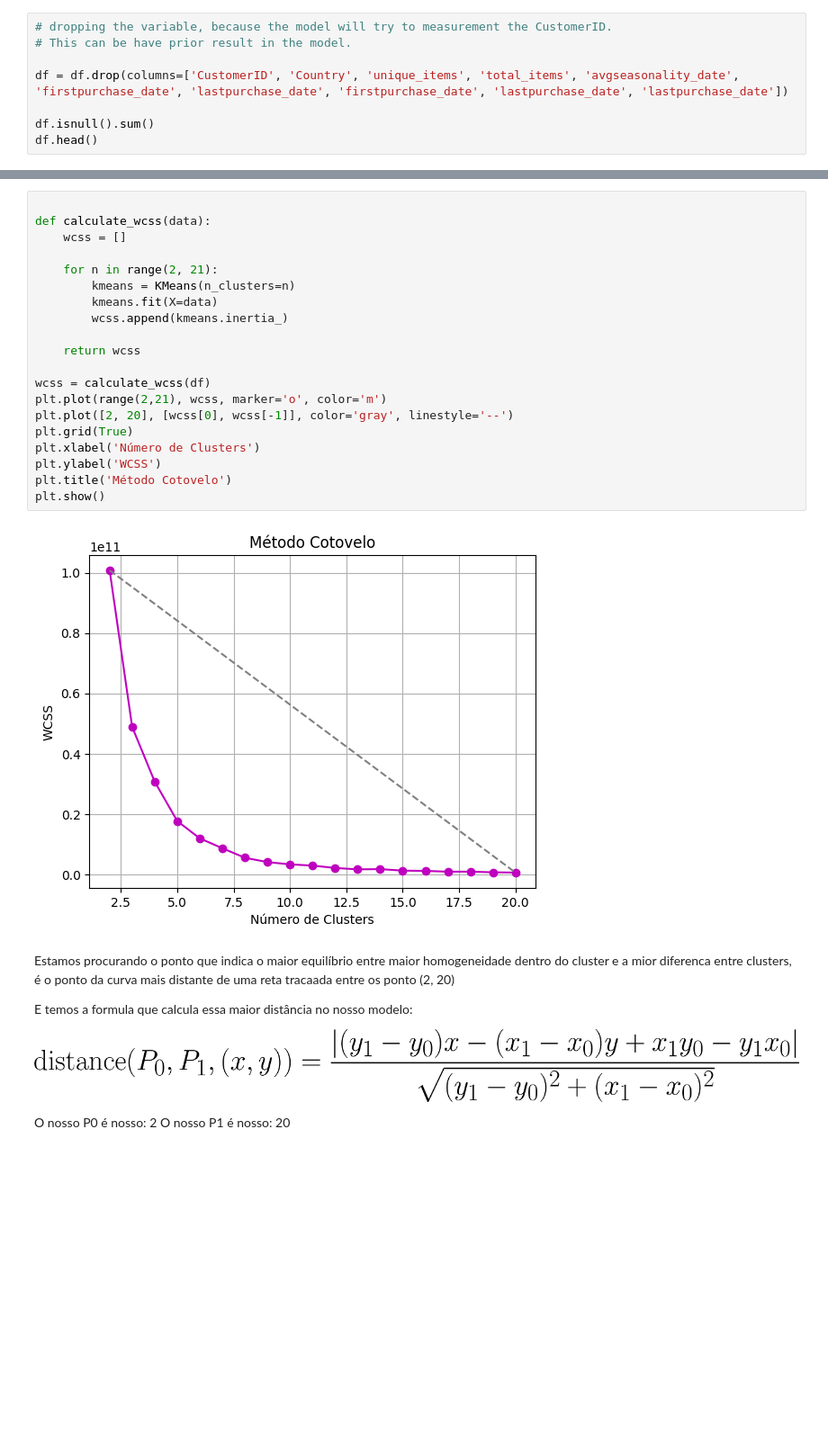
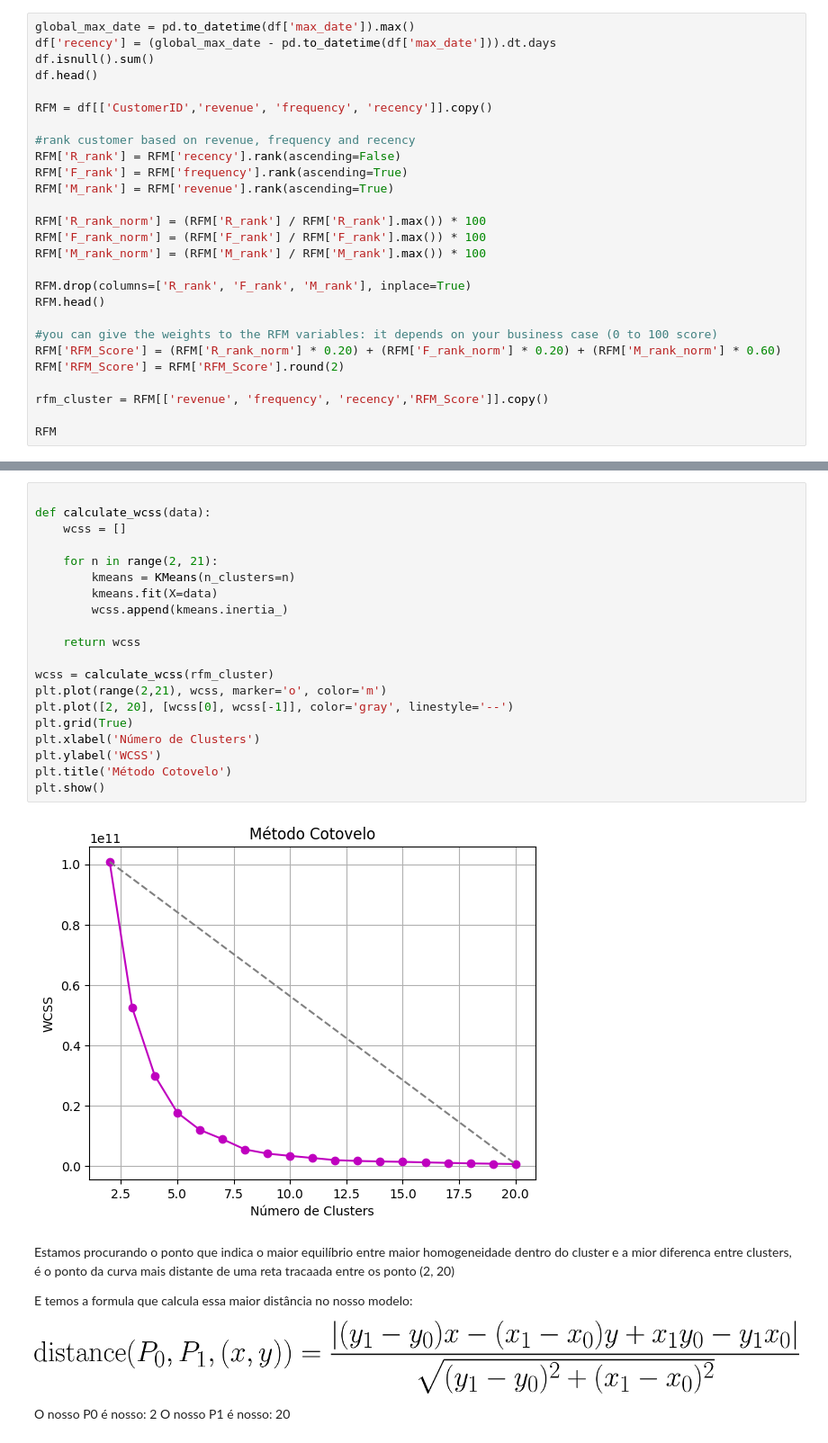
Before and after one commit to will787/retail-e-commerce-evidence, a Jupyter notebook: analytics/client_value.ipynb, the cells around one changed output, grey strips where cells are left out. Shown at 90% size. Cells and saved outputs as stored; diff of their text form; blank space fills up the shorter version.

Commit message:
rfm score and different approach for segmentation clients

```diff
--- a/analytics/client_value.ipynb
+++ b/analytics/client_value.ipynb
@@ -32,9 +40,28 @@ df.head()
 # %%
-# dropping the variable, because the model will try to measurement the CustomerID.
-# This can be have prior result in the model.
-
-df = df.drop(columns=['CustomerID', 'Country', 'unique_items', 'total_items', 'avgseasonality_date', 'firstpurchase_date', 'lastpurchase_date', 'firstpurchase_date', 'lastpurchase_date', 'lastpurchase_date'])
-
+global_max_date = pd.to_datetime(df['max_date']).max()
+df['recency'] = (global_max_date - pd.to_datetime(df['max_date'])).dt.days
 df.isnull().sum()
 df.head()
+
+RFM = df[['CustomerID','revenue', 'frequency', 'recency']].copy()
+
+#rank customer based on revenue, frequency and recency
+RFM['R_rank'] = RFM['recency'].rank(ascending=False)
+RFM['F_rank'] = RFM['frequency'].rank(ascending=True)
+RFM['M_rank'] = RFM['revenue'].rank(ascending=True)
+
+RFM['R_rank_norm'] = (RFM['R_rank'] / RFM['R_rank'].max()) * 100
+RFM['F_rank_norm'] = (RFM['F_rank'] / RFM['F_rank'].max()) * 100
+RFM['M_rank_norm'] = (RFM['M_rank'] / RFM['M_rank'].max()) * 100
+
+RFM.drop(columns=['R_rank', 'F_rank', 'M_rank'], inplace=True)
+RFM.head()
+
+#you can give the weights to the RFM variables: it depends on your business case (0 to 100 score)
+RFM['RFM_Score'] = (RFM['R_rank_norm'] * 0.20) + (RFM['F_rank_norm'] * 0.20) + (RFM['M_rank_norm'] * 0.60)
+RFM['RFM_Score'] = RFM['RFM_Score'].round(2)
+
+rfm_cluster = RFM[['revenue', 'frequency', 'recency','RFM_Score']].copy()
+
+RFM
 # %% [output]
@@ -47,25 +99,25 @@ df.head()
 # %%
 
 def calculate_wcss(data):
     wcss = []
 
     for n in range(2, 21):
         kmeans = KMeans(n_clusters=n)
         kmeans.fit(X=data)
         wcss.append(kmeans.inertia_)
 
     return wcss
 
-wcss = calculate_wcss(df)
+wcss = calculate_wcss(rfm_cluster)
 plt.plot(range(2,21), wcss, marker='o', color='m')
 plt.plot([2, 20], [wcss[0], wcss[-1]], color='gray', linestyle='--')
 plt.grid(True)
 plt.xlabel('Número de Clusters')
 plt.ylabel('WCSS')
 plt.title('Método Cotovelo')
 plt.show()
 # %% [output]
-[figure, old version]
+[figure, new version]
 # %% [markdown]
 Estamos procurando o ponto que indica o maior equilíbrio entre maior homogeneidade dentro do cluster e a mior diferenca entre clusters, é o ponto da curva mais distante de uma reta tracaada entre os ponto (2, 20)
 
```
Also changed, not shown: parts of 8 cells of this notebook, 5 other files.
